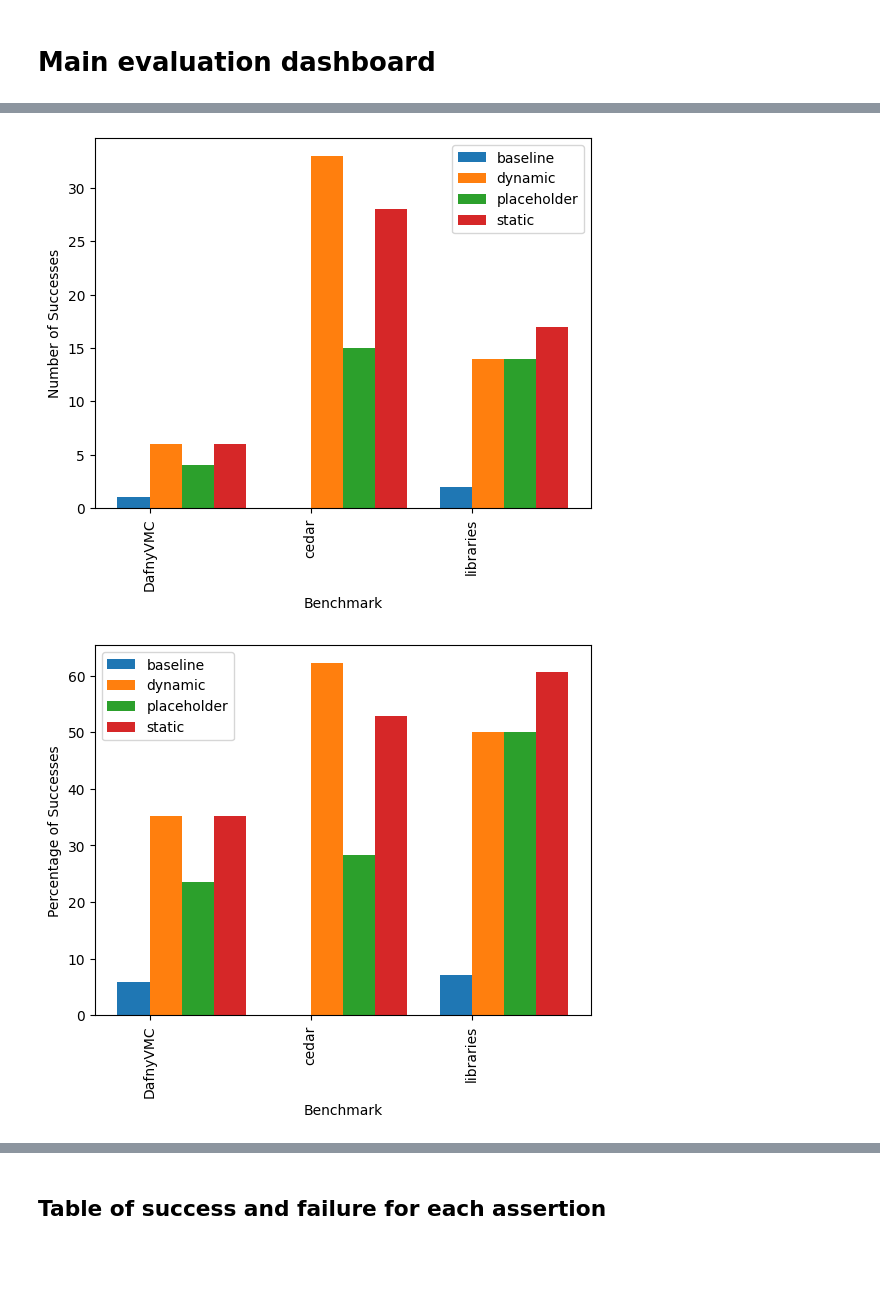
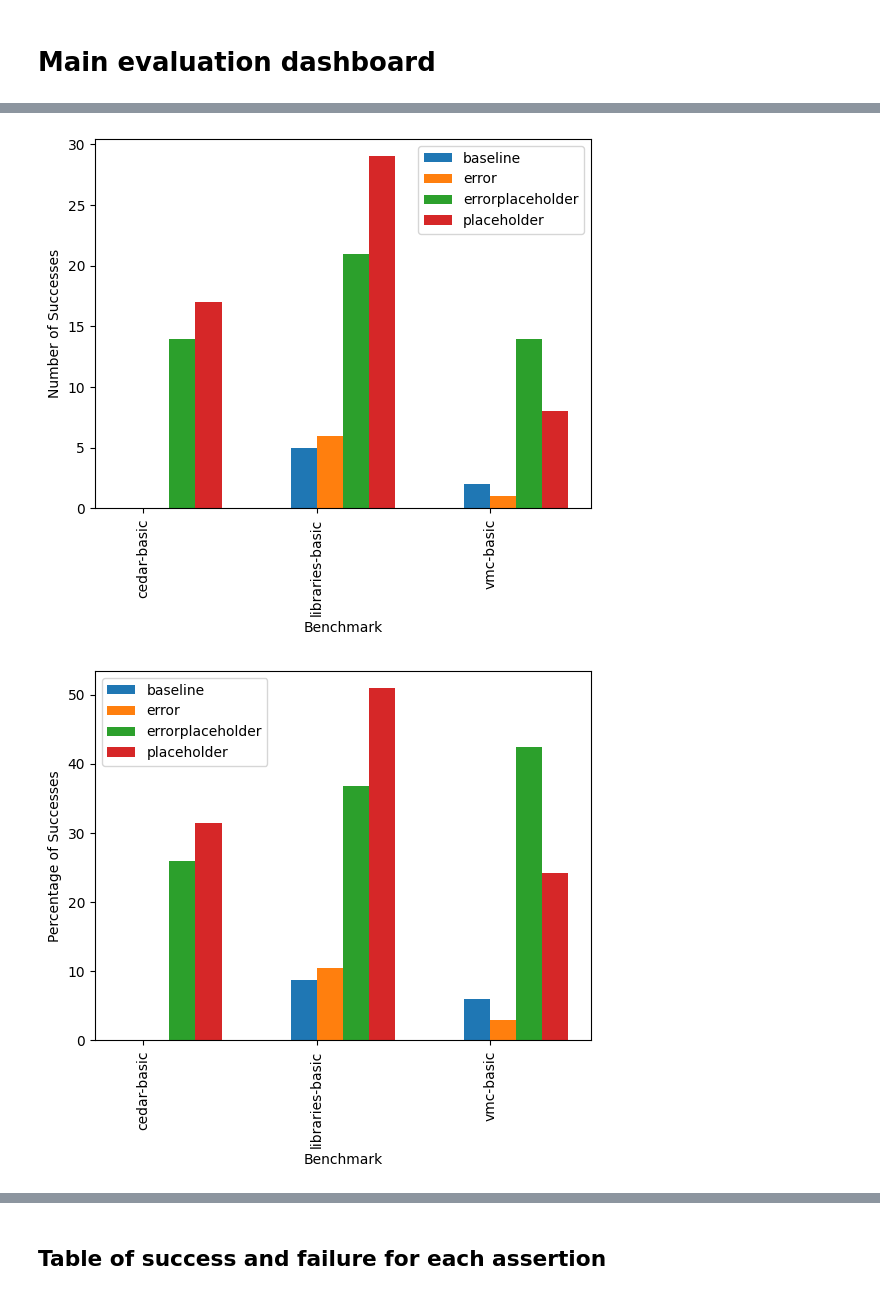
Before and after one commit to ricostynha1/dafny_laurel_repair, a Jupyter notebook: notebooks/analysis_multiexp.ipynb, the cells around one changed output, grey strips where cells are left out. Saved outputs shown, nothing was run; the diff lists cells and outputs as text; code cells hidden in the pictures; blank space fills up the shorter version.

```diff
--- a/notebooks/analysis_multiexp.ipynb
+++ b/notebooks/analysis_multiexp.ipynb
@@ -30,7 +30,10 @@ def get_ouput_files(dir):
     Return all the filenames in the directory that start by output_
     """
     files = os.listdir(dir)
-    return [f for f in files if f.startswith("output_")]
+    output_files = [f for f in files if f.startswith("output_")]
+    k_files = [f for f in output_files if "basic" in f]
+    return k_files
+    # return output_files
 # %%
 results = {}
 # for el, file_list in parsed.items():
@@ -55,36 +72,36 @@ for (method, benchmark), df in results.items():
 
     # Add the count to the dictionary
     if benchmark not in success_counts:
         success_counts[benchmark] = {}
     success_counts[benchmark][method] = success_count
 
 # Get a sorted list of benchmarks and methods
 benchmarks = sorted(success_counts.keys())
 methods = sorted(
     set(method for counts in success_counts.values() for method in counts.keys())
 )
 
-# Create a grouped bar plot
-bar_width = 0.2
+bar_width = 0.15
 index = np.arange(len(benchmarks))
+
 
 for i, method in enumerate(methods):
     plt.bar(
         index + i * bar_width,
         [success_counts[benchmark].get(method, 0) for benchmark in benchmarks],
         bar_width,
         label=method,
     )
 
 plt.xlabel("Benchmark")
 plt.ylabel("Number of Successes")
 plt.xticks(
     index + bar_width / 2, benchmarks, rotation=90
 )  # Rotate the x-axis labels for better readability
 plt.legend()  # Show legend
 plt.show()
 # %% [output]
-[figure, old version]
+[figure, new version]
 # %%
 import numpy as np
 
@@ -112,7 +129,7 @@ methods = sorted(
 )
 
 # Create a grouped bar plot
-bar_width = 0.2
+bar_width = 0.15
 index = np.arange(len(benchmarks))
 
 for i, method in enumerate(methods):
@@ -133,4 +150,4 @@ plt.xticks(
 plt.legend()  # Show legend
 plt.show()
 # %% [output]
-[figure, old version]
+[figure, new version]
```
Also changed, not shown: parts of 13 cells of this notebook, 13 other files.
